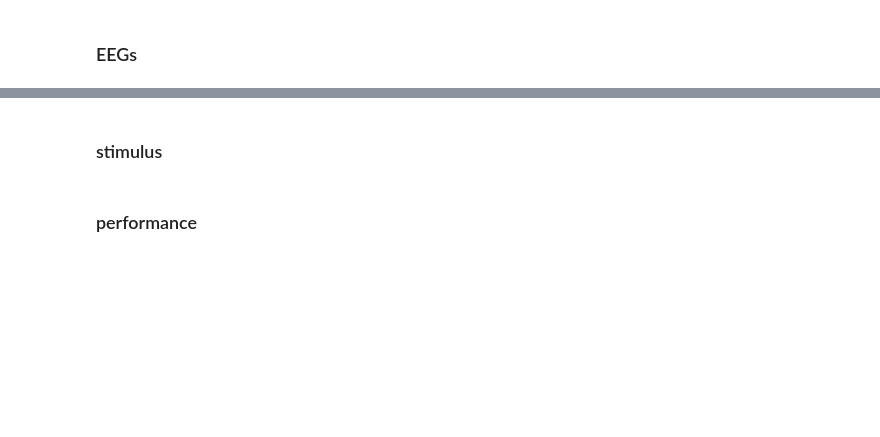
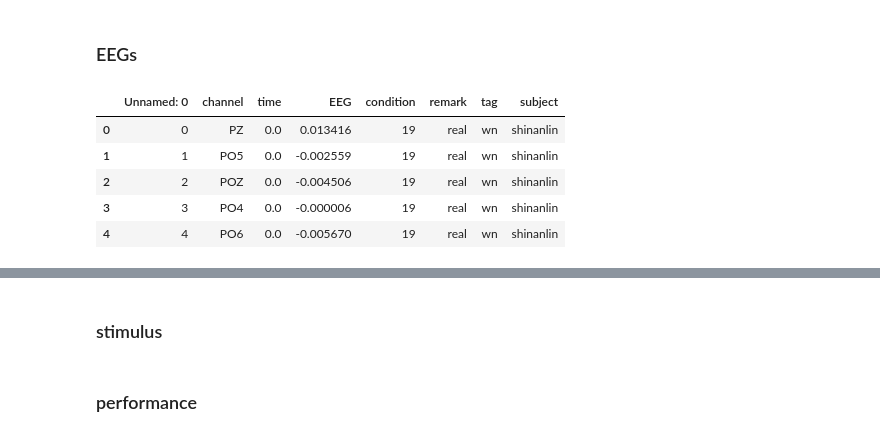
Before and after one commit to shinanlin/WN-BCI, a Jupyter notebook: analysis.ipynb, the cells around one changed output, grey strips where cells are left out. Cells and saved outputs as stored; diff of their text form; code cells hidden in the pictures; blank space fills up the shorter version.

```diff
--- a/analysis.ipynb
+++ b/analysis.ipynb
@@ -43,14 +69,20 @@ TRF的frame中
 ### EEGs
 # %%
 EEGs = []
-add = 'results/exp-2'
+add = 'results/offline'
 subs = os.listdir(add)
 
 for sub in subs:
     subFolder = add+os.sep+sub
     f = pd.read_csv(subFolder+os.sep+'EEG.csv')
     EEGs.append(f)
 
 EEGs = pd.concat(EEGs,ignore_index=True)
-# TRFs = TRFs.loc[TRFs.subject!='diode']
 EEGs.head()
+# %% [output]
+|  | Unnamed: 0 | channel | time | EEG | condition | remark | tag | subject |
+| 0 | 0 | PZ | 0.0 | 0.013416 | 19 | real | wn | shinanlin |
+| 1 | 1 | PO5 | 0.0 | -0.002559 | 19 | real | wn | shinanlin |
+| 2 | 2 | POZ | 0.0 | -0.004506 | 19 | real | wn | shinanlin |
+| 3 | 3 | PO4 | 0.0 | -0.000006 | 19 | real | wn | shinanlin |
+| 4 | 4 | PO6 | 0.0 | -0.005670 | 19 | real | wn | shinanlin |
```
Also changed, not shown: parts of 60 cells of this notebook, 8 other files.
